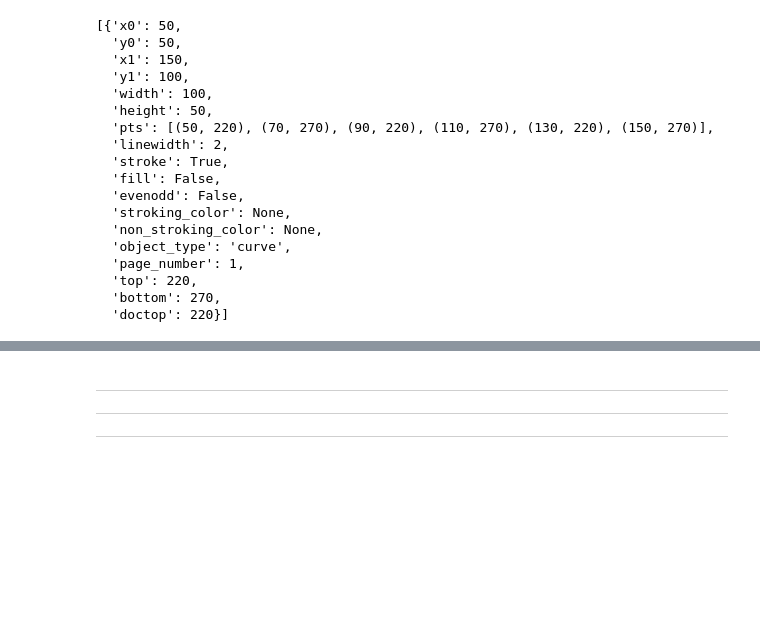
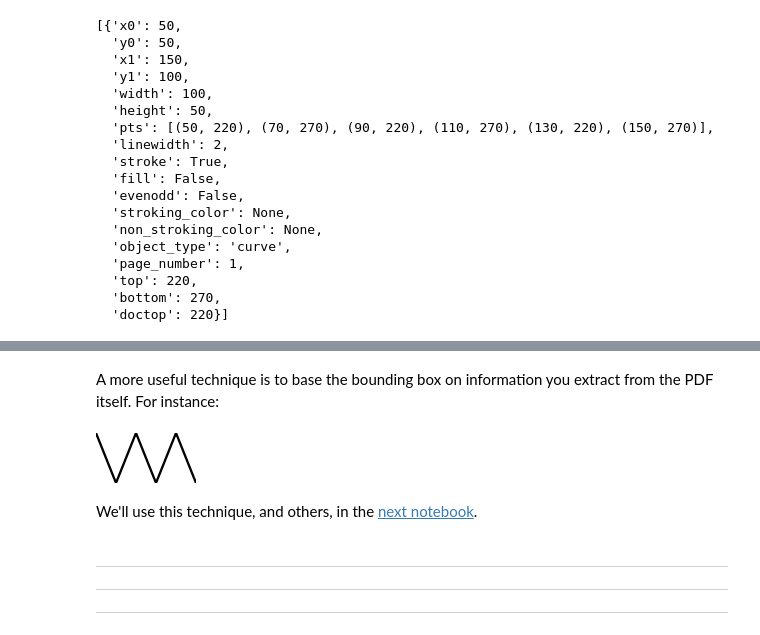
Before and after one commit to jsvine/nicar-2024-pdfplumber-workshop, a Jupyter notebook: notebooks/00-hello-world.ipynb, the cells around one changed output, grey strips where cells are left out. Cells and saved outputs as stored; diff of their text form; code cells hidden in the pictures; blank space fills up the shorter version.

```diff
--- a/notebooks/00-hello-world.ipynb
+++ b/notebooks/00-hello-world.ipynb
@@ -163,3 +197,13 @@ im.draw_lines(page.edges, stroke_width=3)
+# %% [markdown]
+A more useful technique is to base the bounding box on information you extract from the PDF itself. For instance:
+# %%
+curve_bbox = pdfplumber.utils.obj_to_bbox(page.curves[0])
+
+page.crop(curve_bbox).to_image()
+# %% [output]
+[figure, added]
+# %% [markdown]
+We'll use this technique, and others, in the [next notebook](./01-practice.ipynb).
 # %% [markdown]
 ---
 
```
Also changed, not shown: parts of 22 cells of this notebook, 5 other files.
